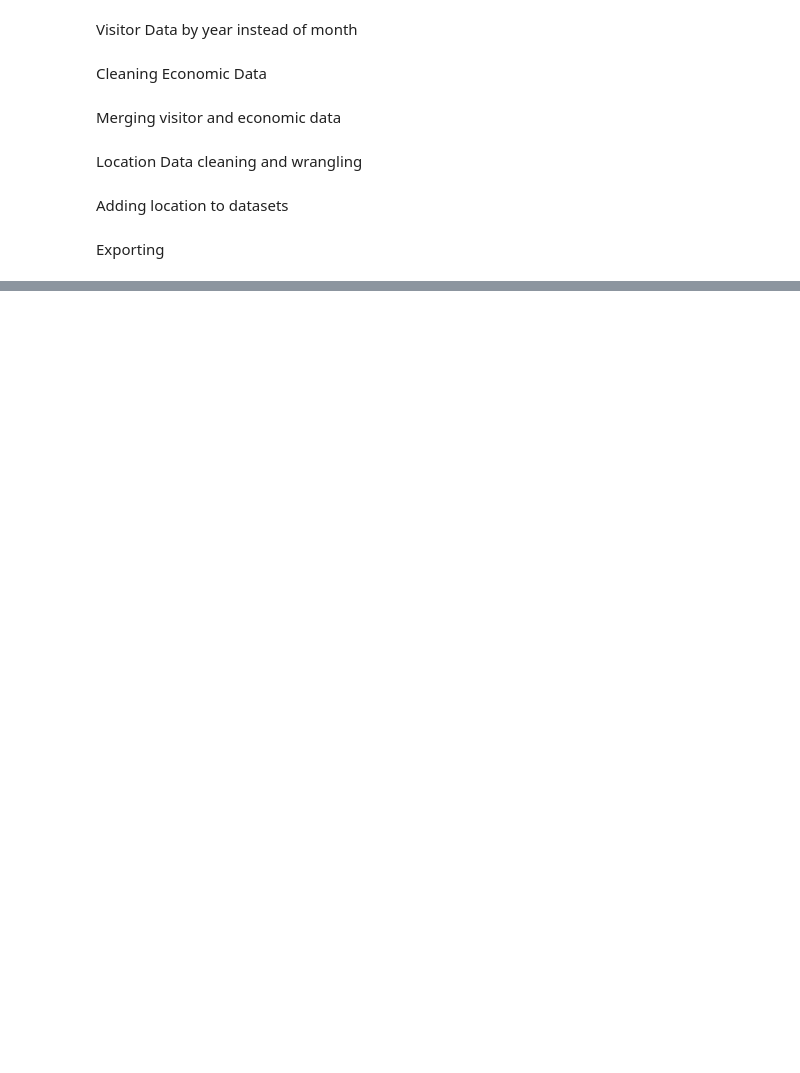
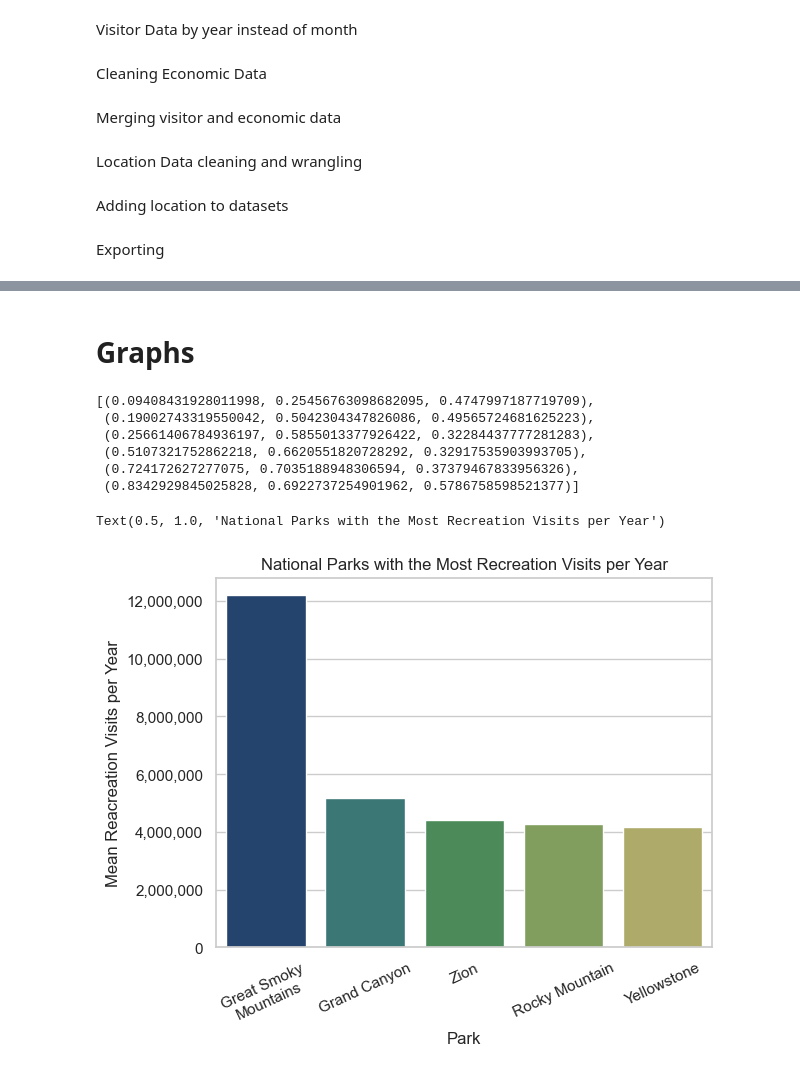
Before and after one commit to erhanks/National-Parks, a Jupyter notebook: Cleaning data.ipynb, the cells around one changed output, grey strips where cells are left out. Cells and saved outputs as stored; diff of their text form; code cells hidden in the pictures; blank space fills up the shorter version.

```diff
--- a/Cleaning data.ipynb
+++ b/Cleaning data.ipynb
@@ -89,0 +105,11 @@ Visit_econ_longlat.to_csv("Visit Econ Location Data.csv")
+# %%
+## grouping visits by the year and park
+
+byYearPark = visits.groupby(by=["Year","Park Name", 'Park Code','State']).sum().reset_index()
+byYearPark = byYearPark.drop(columns=['Month'])
+byYearPark = byYearPark[byYearPark['Year']<2025]
+#byYearPark.head()
+# %%
+## merging visits and economics together + getting rid of some extra columns
+visits_economics = pd.merge(byYearPark, economics, left_on=['Year', 'Park Code'], right_on=['Year', 'Code'], how='inner')
+visits_economics = visits_economics.drop(columns = ["Name", "Recreation Visits", "Code"])
@@ -89,0 +174,6 @@ Visit_econ_longlat.to_csv("Visit Econ Location Data.csv")
+# %%
+
+top_5_parks=visits_economics.groupby('Park Name').agg({'Recreation Visitors':'mean', 'Economic\nOutput ($)':'mean','Jobs Supported':'mean'})
+top_5_parks =top_5_parks.sort_values('Recreation Visitors', ascending = False)
+top_5_parks=top_5_parks.head()
+top_5_parks
@@ -89,0 +313,34 @@ Visit_econ_longlat.to_csv("Visit Econ Location Data.csv")
+# %% [markdown]
+# Graphs
+# %%
+# setting the theme
+
+sns.set_theme(palette='gist_earth')
+sns.set_style("whitegrid")
+sns.color_palette("gist_earth", 6)
+# %% [output]
+[(0.09408431928011998, 0.25456763098682095, 0.4747997187719709),
+ (0.19002743319550042, 0.5042304347826086, 0.49565724681625223),
+ (0.25661406784936197, 0.5855013377926422, 0.32284437777281283),
+ (0.5107321752862218, 0.6620551820728292, 0.32917535903993705),
+ (0.724172627277075, 0.7035188948306594, 0.37379467833956326),
+ (0.8342929845025828, 0.6922737254901962, 0.5786758598521377)]
+# %%
+
+plt1 = sns.barplot(data = top_5_parks, x='Park Name', y='Recreation Visitors', errorbar=None, hue = "Park Name")
+
+# X axis
+plt1.set_xticks(range(5))
+plt1.set_xticklabels(labels = ['Great Smoky\nMountains', "Grand Canyon", 'Zion','Rocky Mountain','Yellowstone'], rotation=25)
+
+# Y axis
+ticks = [0,2000000,4000000,6000000,8000000,10000000,12000000]
+plt1.set_yticks(ticks)
+plt1.set_yticklabels(["0", "2,000,000", "4,000,000", "6,000,000", "8,000,000", "10,000,000", "12,000,000"])
+
+# Titles
+plt1.set(xlabel='Park', ylabel='Mean Reacreation Visits per Year')
+plt.title("National Parks with the Most Recreation Visits per Year")
+# %% [output]
+Text(0.5, 1.0, 'National Parks with the Most Recreation Visits per Year')
+[figure, added]
```
Also changed, not shown: parts of 37 cells of this notebook.
